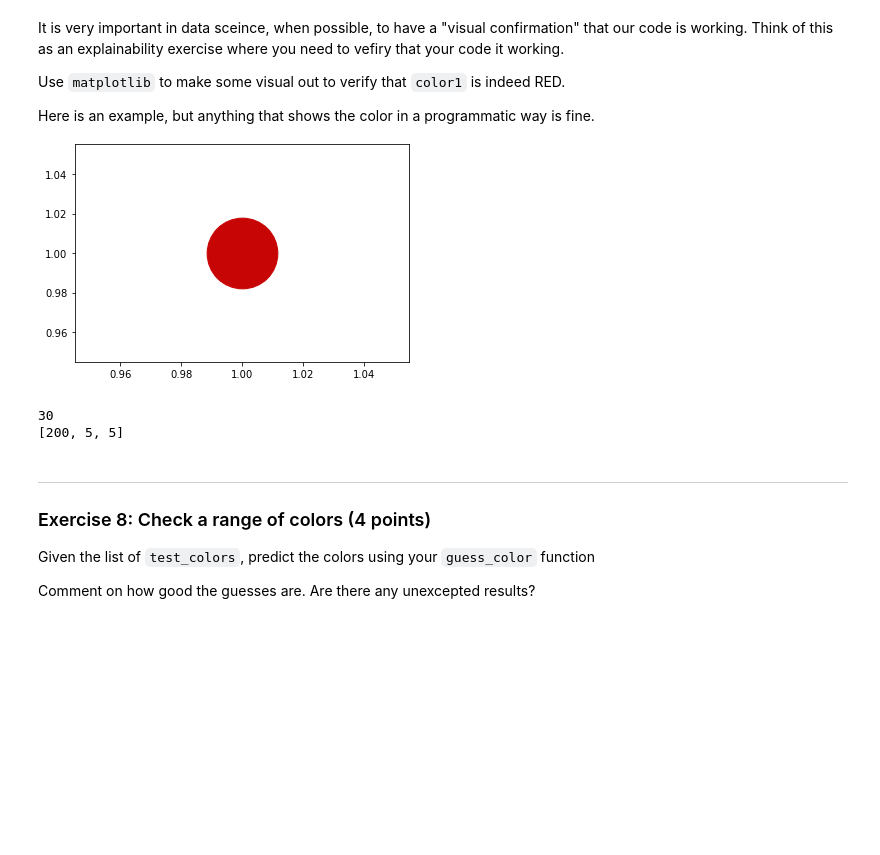
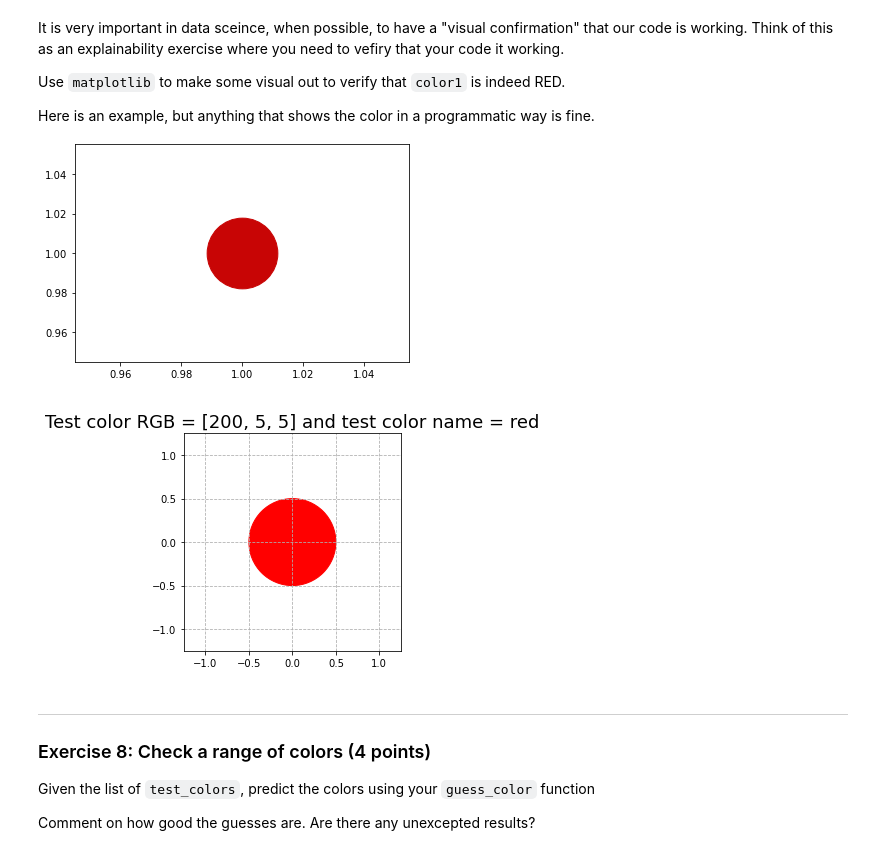
Before and after one commit to vhr1975/datasciw207, a Jupyter notebook: Homework/Victor_Ramirez_Assignment_08 Kmeans Clustering.ipynb, the cells around one changed output. Cells and saved outputs as stored; diff of their text form; code cells hidden in the pictures; blank space fills up the shorter version.

```diff
--- a/Homework/Victor_Ramirez_Assignment_08 Kmeans Clustering.ipynb
+++ b/Homework/Victor_Ramirez_Assignment_08 Kmeans Clustering.ipynb
@@ -193,16 +193,16 @@ df_colors[:500].reset_index(drop=False).plot(x='index', y='cluster', kind='scatt
 
 ## YOUR CODE HERE ##
 color_dict = {
-    0:'space black',
-    1:'pool party',
-    2:'chantilly lace',
-    3:'bonfire',
-    4:'cup o java',
-    5:'sunrays',
-    6:'urban sophistication',
-    7:'evening blue',
-    8:'essex green',
-    9:'athens blue',
+    0:'black',
+    1:'light skyblue',
+    2:'lightgrey',
+    3:'red',
+    4:'peru',
+    5:'yellow',
+    6:'wheat',
+    7:'blue',
+    8:'green',
+    9:'deep skyblue',
     # etc etc ...
 }
 
@@ -304,18 +304,32 @@ Use `matplotlib` to make some visual out to verify that `color1` is indeed RED.
 Here is an example, but anything that shows the color in a programmatic way is fine.
 
 ![red.png](embedded-picture-1)
-# %%
-def show_color(test_color, color_name):
-      print()
-      ## do something
-
-color1 = [200, 5, 5] # approximately red
-color1_name = guess_color(centroids=centroids, color_dict=color_dict, test_color=color1)
-
-show_color(color1, color1_name)
-# %% [output]
-30
-[200, 5, 5]
+# %%
+# from matplotlib import colors
+# import matplotlib.pyplot as plt
+
+def show_color(test_color, color_name):
+
+      circle1 = plt.Circle((0, 0), 0.5, color=color_name)
+      fig, ax = plt.subplots()
+
+      plt.xlim(-1.25,1.25)
+      plt.ylim(-1.25,1.25)
+      plt.grid(linestyle='--')
+
+      ax.set_aspect(1)
+      ax.add_artist(circle1)
+
+      plt.title('Test color RGB = ' + str(test_color) + ' and test color name = ' + color_name, fontsize=18)
+      plt.show()
+
+
+color1 = [200, 5, 5] # approximately red
+color1_name = guess_color(centroids=centroids, color_dict=color_dict, test_color=color1)
+
+show_color(color1, color1_name)
+# %% [output]
+[figure, added]
 # %% [markdown]
 ---
 ### Exercise 8: Check a range of colors (4 points)
```
Also changed, not shown: parts of 3 cells of this notebook.
